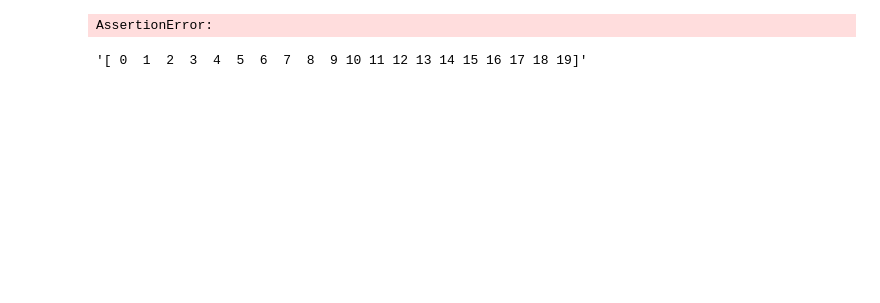
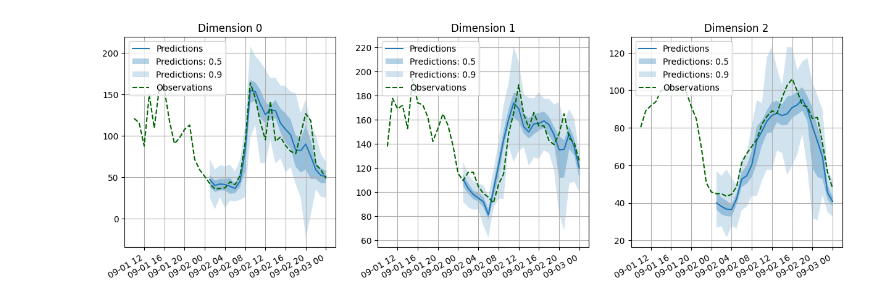
Before and after one commit to KevinRojas1499/variational-sb, a Jupyter notebook: time_series.ipynb, the cells around one changed output. Cells and saved outputs as stored; diff of their text form; code cells hidden in the pictures; blank space fills up the shorter version.

```diff
--- a/time_series.ipynb
+++ b/time_series.ipynb
@@ -63,22 +1,46 @@ VALUE ----------- None
-# %%
-from gluonts.evaluation import MultivariateEvaluator
-from gluonts.model.forecast import SampleForecast
-
-# forecasts = list(forecast_it)
-# targets = list(ts_it)
-train_dataloader, test_dataloader, metadata = ts_ds.get_transformed_dataset('electricity_nips',32,1)
-loader = iter(test_dataloader)
-targets = next(loader)
-tar = targets['future_target']
-forecasts = torch.randn_like(tar)
-true_val = SampleForecast(tar[0:1].numpy(), targets['start'][0],)
-forecast = SampleForecast(forecasts[0:1].numpy(), targets['start'][0])
-
-evaluator = MultivariateEvaluator(quantiles=['.1','.5','.9'])
-agg_metric, _ = evaluator(true_val, forecast, num_series=1)
-# %% [output]
-AssertionError:
-# %%
-np.array2string(np.arange(20))
-# %% [output]
-'[ 0  1  2  3  4  5  6  7  8  9 10 11 12 13 14 15 16 17 18 19]'
+# %%
+import os
+import json
+import pickle
+import matplotlib.pyplot as plt
+
+path = 'results/momentum-variational'
+metrics   = os.path.join(path, 'metrics.json')
+file_path = os.path.join(path, 'forecasts.pickle')
+
+# Open the pickle file in binary read mode
+with open(file_path, 'rb') as file:
+    data = pickle.load(file)
+
+with open(metrics, 'rb') as file:
+    metrics = json.load(file)
+
+test_id = 1
+forecasts = data[0][test_id]
+targets = data[1][test_id]
+# print(type(targets))
+# print(targets.index)
+
+def plot_dimensions(forecasts, targets,ax, dim,title):
+    forecast = forecasts.copy_dim(dim)
+    forecast_start = forecast.start_date
+    forecast.plot(ax=ax,name='Predictions',show_label=True)
+    targets.loc[forecast_start-15:,dim].plot(ax=ax,style='--',label='Observations',color='darkgreen')
+    ax.legend(loc='upper left')
+    ax.grid()
+    ax.set_title(title)
+
+def create_fig(forecasts, targets, filename):
+    n_rows = 3
+    fig,ax = plt.subplots(1,n_rows,figsize=(5 * n_rows, 5))
+    for i in range(3):
+        plot_dimensions(forecasts,targets,ax[i],i,f'Dimension {i}')
+
+    fig.savefig(filename,bbox_inches='tight')
+
+
+
+
+create_fig(forecasts,targets,filename=os.path.join(path,f'variational-3-dimensions.png'))
+# %% [output]
+[figure, added]
```
Also changed, not shown: parts of 3 cells of this notebook, 1 other file.
